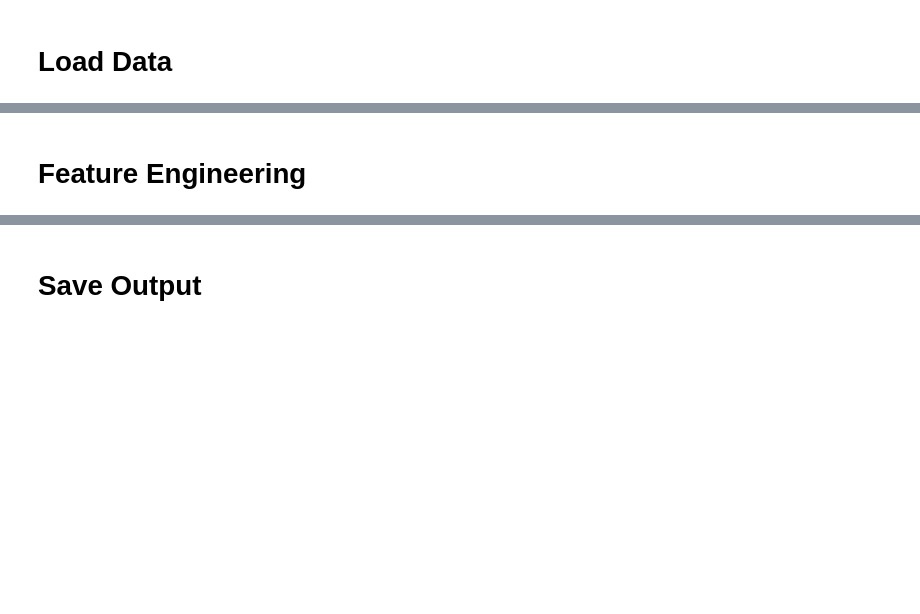
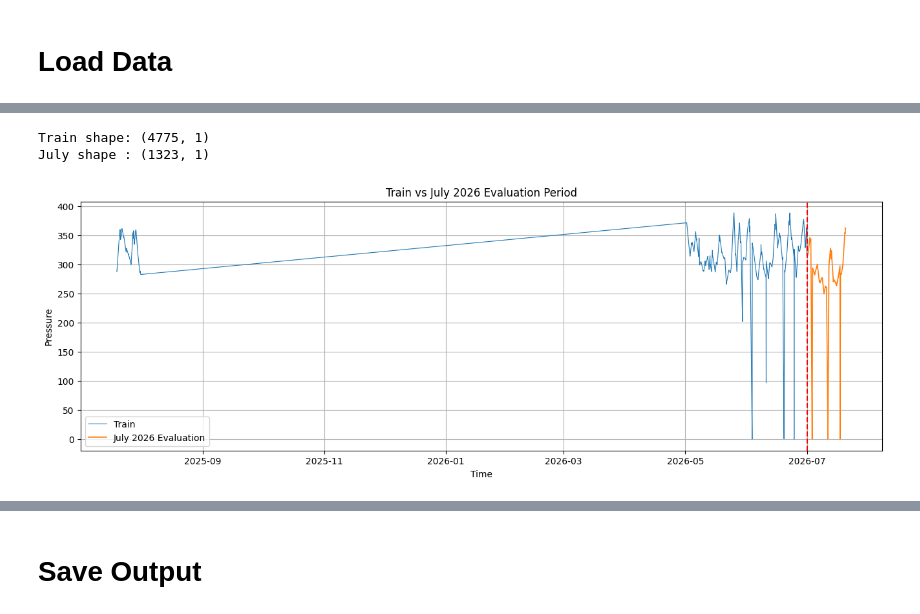
Before and after one commit to Integrated-Monitoring-System/IMS-Model-Forecasting, a Jupyter notebook: Temporal Fusion Transformer/preprocessing.ipynb, the cells around one changed output, grey strips where cells are left out. Cells and saved outputs as stored; diff of their text form; code cells hidden in the pictures; blank space fills up the shorter version.

```diff
--- a/Temporal Fusion Transformer/preprocessing.ipynb
+++ b/Temporal Fusion Transformer/preprocessing.ipynb
@@ -164,4 +169,7 @@ plt.show()
 # %%
-df = impute_missing(df, cfg)
-print(f"Total missing setelah imputasi: {df[cfg.target_cols].isna().sum().sum()}")
-df.head()
+TRAIN_END = pd.Timestamp('2026-06-30 23:59:59')
+JULY_START = pd.Timestamp('2026-07-01 00:00:00')
+JULY_END   = pd.Timestamp('2026-07-31 23:59:59')
+
+print('Train sampai:', TRAIN_END)
+print('Juli 2026 untuk evaluasi:', JULY_START, '->', JULY_END)
@@ -168,13 +179,35 @@ df.head()
-# %% [markdown]
-# Feature Engineering
 # %%
-df = add_time_idx(df, cfg)
-df = add_calendar_features(df, cfg)
-print("Kolom setelah feature engineering:", df.columns.tolist())
-df[["_group_key", cfg.datetime_col, "time_idx"] + KNOWN_CALENDAR_FEATURES].head(10)
+# training
+train_df = df_final[df_final.index <= TRAIN_END].copy()
+
+# data Juli untuk koreksi/evaluasi
+july_df = df_final[
+    (df_final.index >= JULY_START) &
+    (df_final.index <= JULY_END)
+].copy()
+
+print('Train shape:', train_df.shape)
+print('July shape :', july_df.shape)
+# %% [output]
+Train shape: (4775, 1)
+July shape : (1323, 1)
 # %%
-check = df.groupby("_group_key")["time_idx"].agg(["min", "max", "count"])
-check["expected_count"] = check["max"] - check["min"] + 1
-check["is_continuous"] = check["count"] == check["expected_count"]
-check
+plt.figure(figsize=(16,5))
+
+plt.plot(train_df.index, train_df['pressure'],
+         label='Train', linewidth=0.8)
+
+plt.plot(july_df.index, july_df['pressure'],
+         label='July 2026 Evaluation', linewidth=1.2)
+
+plt.axvline(TRAIN_END, color='red', linestyle='--')
+
+plt.title('Train vs July 2026 Evaluation Period')
+plt.xlabel('Time')
+plt.ylabel('Pressure')
+plt.legend()
+plt.grid(True)
+plt.show()
+# %% [output]
+[figure, added]
 # %%
```
Also changed, not shown: parts of 27 cells of this notebook, 5 other files.
